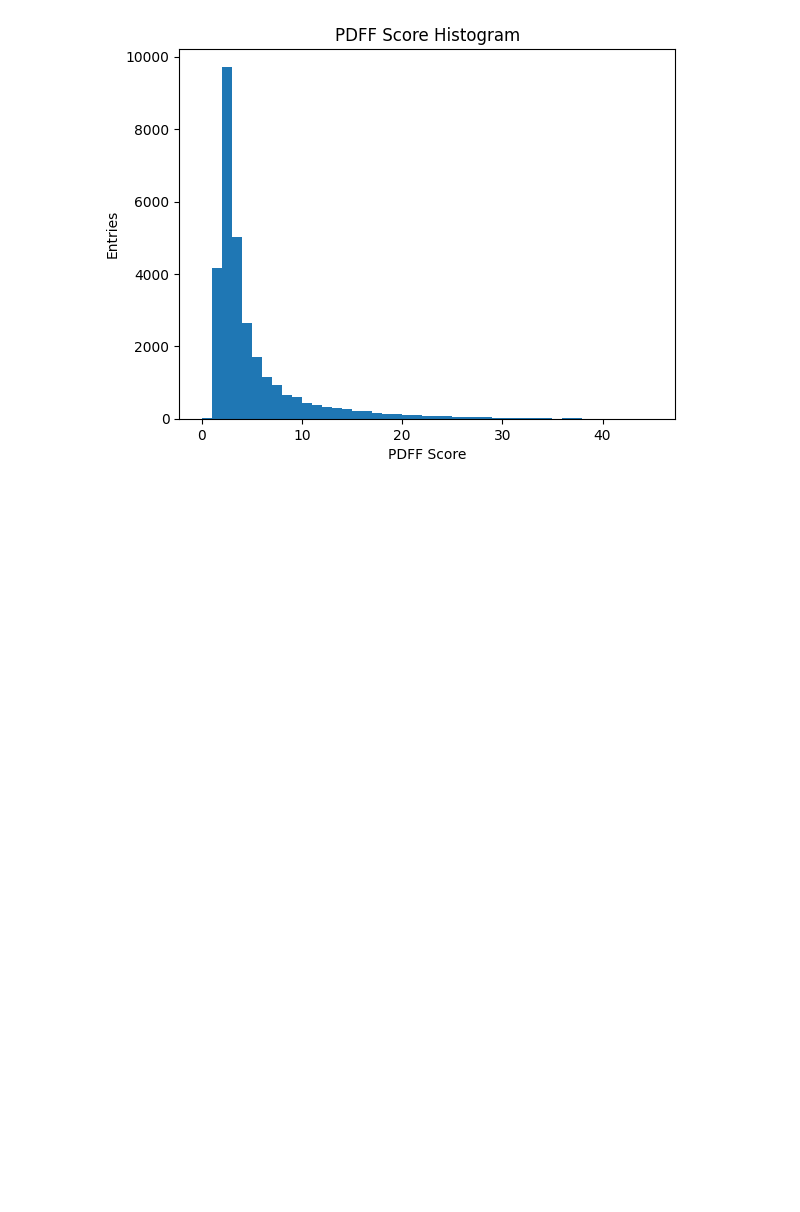
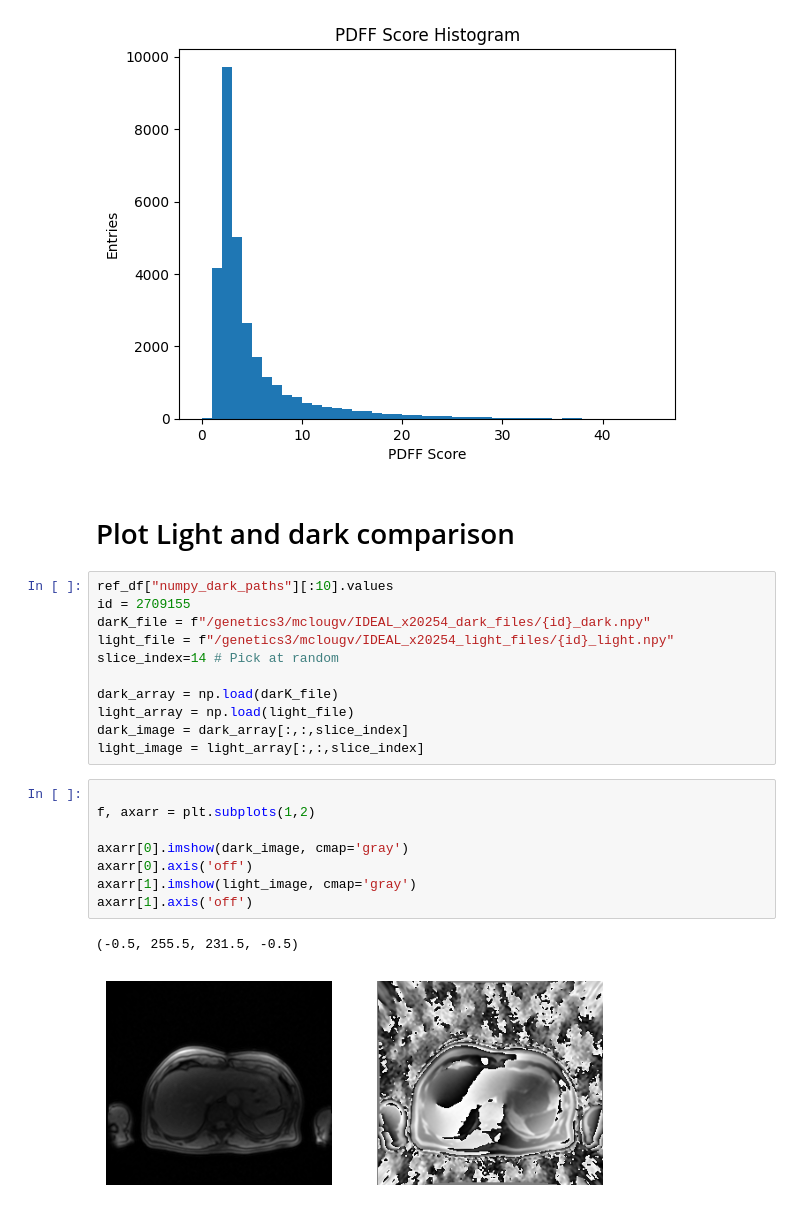
Before and after one commit to VincentMcLoughlin/IDEAL_PDFF_PREDICTION, a Jupyter notebook: display_images.ipynb, the cells around one changed output. Saved outputs shown, nothing was run; the diff lists cells and outputs as text; blank space fills up the shorter version.

Commit message:
Adding dark light comparison

```diff
--- a/display_images.ipynb
+++ b/display_images.ipynb
@@ -116,3 +116,27 @@ Mean: 0.8
 Median: 3.1
 Stddev: 4.904367902525401
 [figure]
+# %% [markdown]
+# Plot Light and dark comparison
+# %%
+ref_df["numpy_dark_paths"][:10].values
+id = 2709155
+darK_file = f"/genetics3/mclougv/IDEAL_x20254_dark_files/{id}_dark.npy"
+light_file = f"/genetics3/mclougv/IDEAL_x20254_light_files/{id}_light.npy"
+slice_index=14 # Pick at random
+
+dark_array = np.load(darK_file)
+light_array = np.load(light_file)
+dark_image = dark_array[:,:,slice_index]
+light_image = light_array[:,:,slice_index]
+# %%
+
+f, axarr = plt.subplots(1,2)
+
+axarr[0].imshow(dark_image, cmap='gray')
+axarr[0].axis('off')
+axarr[1].imshow(light_image, cmap='gray')
+axarr[1].axis('off')
+# %% [output]
+(-0.5, 255.5, 231.5, -0.5)
+[figure, added]
```
Also changed, not shown: parts of 2 cells of this notebook, 1 other file.
